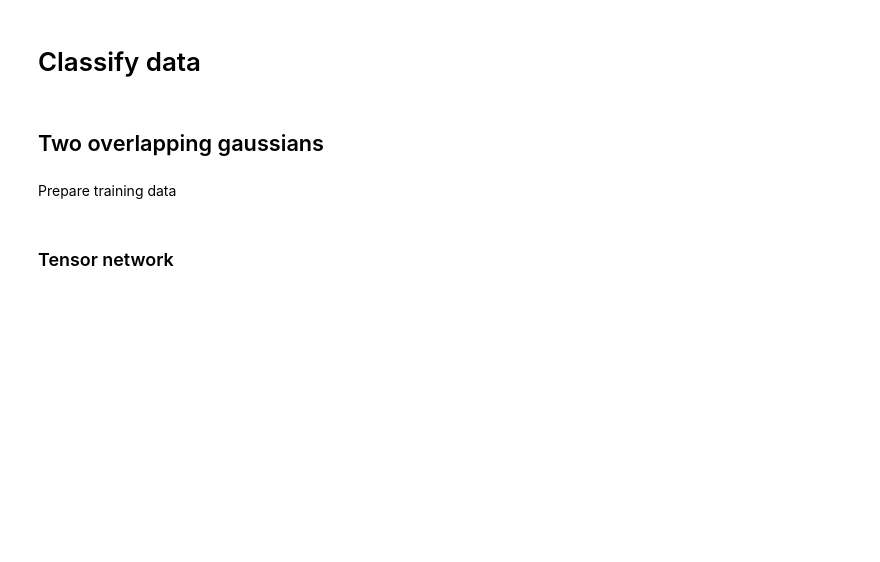
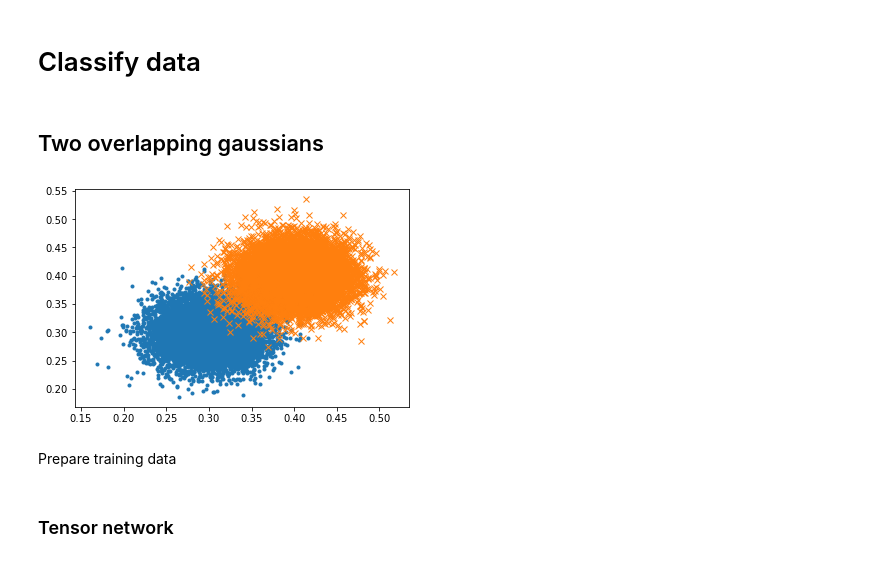
Before and after one commit to marcoavesani/TN-BML, a Jupyter notebook: Tensor Network ML.ipynb, the cells around one changed output. Saved outputs shown, nothing was run; the diff lists cells and outputs as text; code cells hidden in the pictures; blank space fills up the shorter version.

```diff
--- a/Tensor Network ML.ipynb
+++ b/Tensor Network ML.ipynb
@@ -102,15 +197,20 @@ def update2sites(data, label, Tweight):
 # %%
 mean1=[0.3,0.3]
 cov1=[[0.001,0],[0,0.001]]
 mean2=[0.4,0.4]
 cov2=[[0.001,0],[0,0.001]]
-class0=np.random.multivariate_normal(mean1, cov1, 10000)
-class1=np.random.multivariate_normal(mean2, cov2, 10000)
+class0_learning=np.random.multivariate_normal(mean1, cov1, 10000)
+class1_learning=np.random.multivariate_normal(mean2, cov2, 10000)
+
+class0_validate=np.random.multivariate_normal(mean1, cov1, 10000)
+class1_validate=np.random.multivariate_normal(mean2, cov2, 10000)
 
 f1=plt.figure()
-plt.plot(class0.T[0],class0.T[1],".")
-plt.plot(class1.T[0],class1.T[1],"x")
+plt.plot(class0_learning.T[0],class0_learning.T[1],".")
+plt.plot(class1_learning.T[0],class1_learning.T[1],"x")
 plt.show()
+# %% [output]
+[figure, added]
 # %% [markdown]
 Prepare training data
 # %%
```
Also changed, not shown: parts of 52 cells of this notebook.
